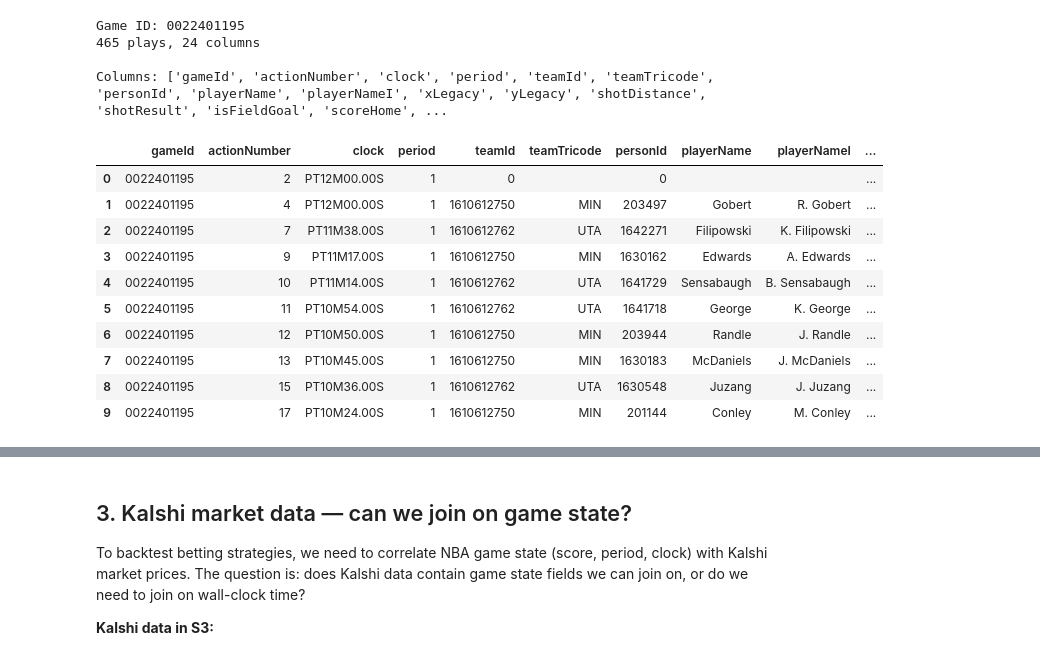
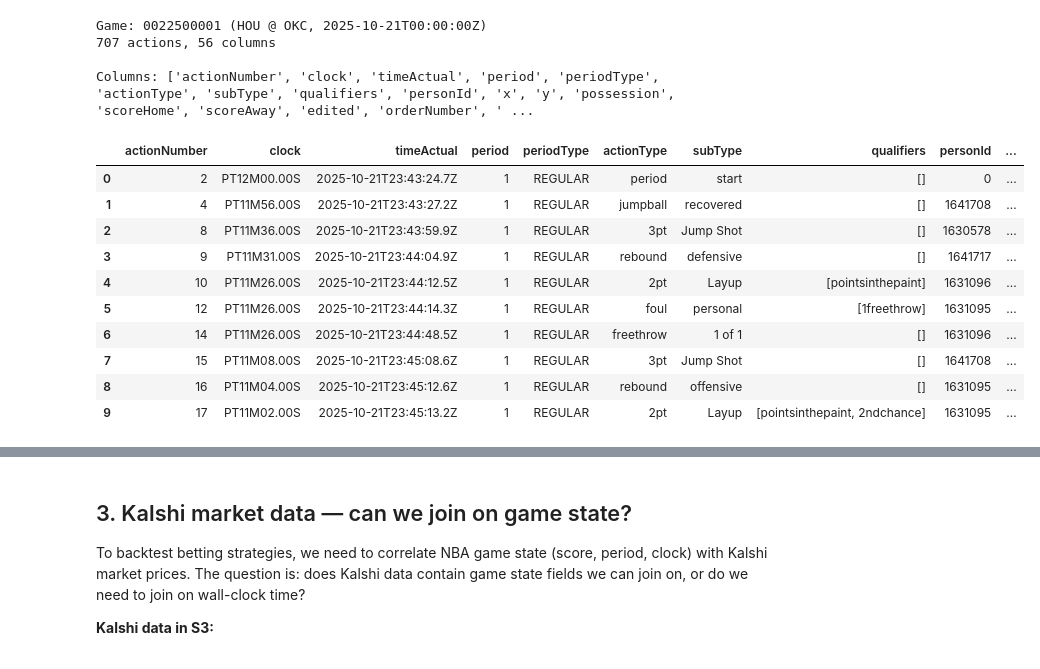
Before and after one commit to cziwang/prediction-market-exploration, a Jupyter notebook: notebooks/nba_eda.ipynb, the cells around one changed output, grey strips where cells are left out. Saved outputs shown, nothing was run; the diff lists cells and outputs as text; code cells hidden in the pictures.

```diff
--- a/notebooks/nba_eda.ipynb
+++ b/notebooks/nba_eda.ipynb
@@ -72,9 +47,0 @@ nba/play_by_play/0022400926.json  (270 KB)
-# %%
-# Load a season from S3
-SEASON = "2024-25"
-
-obj = s3.get_object(Bucket=S3_BUCKET, Key=f"nba/games/season_{SEASON}.json")
-raw = json.loads(obj["Body"].read())
-df = pd.DataFrame(raw)
-print(f"{len(df)} rows, {df['GAME_ID'].nunique()} games")
-df.head()
@@ -129,28 +129,30 @@ Source: `stats.nba.com` via `nba_api.stats.endpoints.playbyplayv3.PlayByPlayV3`
 # %%
-from nba_api.stats.endpoints import playbyplayv3
+# Pick a completed regular season game
+sample_game = completed[completed["game_type"] == "Regular Season"].iloc[0]
+sample_game_id = sample_game["game_id"]
+print(f"Game: {sample_game_id} ({sample_game['away_team']} @ {sample_game['home_team']}, {sample_game['game_date']})")
 
-# Pick a regular season game
-sample_game_id = df.loc[df["GAME_TYPE"] == "Regular Season", "GAME_ID"].iloc[0]
-print(f"Game ID: {sample_game_id}")
-
-pbp = playbyplayv3.PlayByPlayV3(game_id=sample_game_id, start_period=1, end_period=10)
-pbp_df = pbp.get_data_frames()[0]
-print(f"{len(pbp_df)} plays, {pbp_df.shape[1]} columns")
+# Load PBP from S3
+obj = s3.get_object(Bucket=S3_BUCKET, Key=f"nba_cdn/play_by_play/{sample_game_id}.json")
+pbp_raw = json.loads(obj["Body"].read())
+actions = pbp_raw.get("game", {}).get("actions", [])
+pbp_df = pd.DataFrame(actions)
+print(f"{len(pbp_df)} actions, {pbp_df.shape[1]} columns")
 print(f"\nColumns: {pbp_df.columns.tolist()}")
 pbp_df.head(10)
 # %% [output]
-Game ID: 0022401195
-465 plays, 24 columns
+Game: 0022500001 (HOU @ OKC, 2025-10-21T00:00:00Z)
+707 actions, 56 columns
 
-Columns: ['gameId', 'actionNumber', 'clock', 'period', 'teamId', 'teamTricode', 'personId', 'playerName', 'playerNameI', 'xLegacy', 'yLegacy', 'shotDistance', 'shotResult', 'isFieldGoal', 'scoreHome', ...
+Columns: ['actionNumber', 'clock', 'timeActual', 'period', 'periodType', 'actionType', 'subType', 'qualifiers', 'personId', 'x', 'y', 'possession', 'scoreHome', 'scoreAway', 'edited', 'orderNumber', ' ...
-|  | gameId | actionNumber | clock | period | teamId | teamTricode | personId | playerName | playerNameI | ... |
-| 0 | 0022401195 | 2 | PT12M00.00S | 1 | 0 |  | 0 |  |  | ... |
-| 1 | 0022401195 | 4 | PT12M00.00S | 1 | 1610612750 | MIN | 203497 | Gobert | R. Gobert | ... |
-| 2 | 0022401195 | 7 | PT11M38.00S | 1 | 1610612762 | UTA | 1642271 | Filipowski | K. Filipowski | ... |
-| 3 | 0022401195 | 9 | PT11M17.00S | 1 | 1610612750 | MIN | 1630162 | Edwards | A. Edwards | ... |
-| 4 | 0022401195 | 10 | PT11M14.00S | 1 | 1610612762 | UTA | 1641729 | Sensabaugh | B. Sensabaugh | ... |
-| 5 | 0022401195 | 11 | PT10M54.00S | 1 | 1610612762 | UTA | 1641718 | George | K. George | ... |
-| 6 | 0022401195 | 12 | PT10M50.00S | 1 | 1610612750 | MIN | 203944 | Randle | J. Randle | ... |
-| 7 | 0022401195 | 13 | PT10M45.00S | 1 | 1610612750 | MIN | 1630183 | McDaniels | J. McDaniels | ... |
-| 8 | 0022401195 | 15 | PT10M36.00S | 1 | 1610612762 | UTA | 1630548 | Juzang | J. Juzang | ... |
-| 9 | 0022401195 | 17 | PT10M24.00S | 1 | 1610612750 | MIN | 201144 | Conley | M. Conley | ... |
+|  | actionNumber | clock | timeActual | period | periodType | actionType | subType | qualifiers | personId | ... |
+| 0 | 2 | PT12M00.00S | 2025-10-21T23:43:24.7Z | 1 | REGULAR | period | start | [] | 0 | ... |
+| 1 | 4 | PT11M56.00S | 2025-10-21T23:43:27.2Z | 1 | REGULAR | jumpball | recovered | [] | 1641708 | ... |
+| 2 | 8 | PT11M36.00S | 2025-10-21T23:43:59.9Z | 1 | REGULAR | 3pt | Jump Shot | [] | 1630578 | ... |
+| 3 | 9 | PT11M31.00S | 2025-10-21T23:44:04.9Z | 1 | REGULAR | rebound | defensive | [] | 1641717 | ... |
+| 4 | 10 | PT11M26.00S | 2025-10-21T23:44:12.5Z | 1 | REGULAR | 2pt | Layup | [pointsinthepaint] | 1631096 | ... |
+| 5 | 12 | PT11M26.00S | 2025-10-21T23:44:14.3Z | 1 | REGULAR | foul | personal | [1freethrow] | 1631095 | ... |
+| 6 | 14 | PT11M26.00S | 2025-10-21T23:44:48.5Z | 1 | REGULAR | freethrow | 1 of 1 | [] | 1631096 | ... |
+| 7 | 15 | PT11M08.00S | 2025-10-21T23:45:08.6Z | 1 | REGULAR | 3pt | Jump Shot | [] | 1641708 | ... |
+| 8 | 16 | PT11M04.00S | 2025-10-21T23:45:12.6Z | 1 | REGULAR | rebound | offensive | [] | 1631095 | ... |
+| 9 | 17 | PT11M02.00S | 2025-10-21T23:45:13.2Z | 1 | REGULAR | 2pt | Layup | [pointsinthepaint, 2ndchance] | 1631095 | ... |
```
Also changed, not shown: parts of 35 cells of this notebook, 1 other file.
